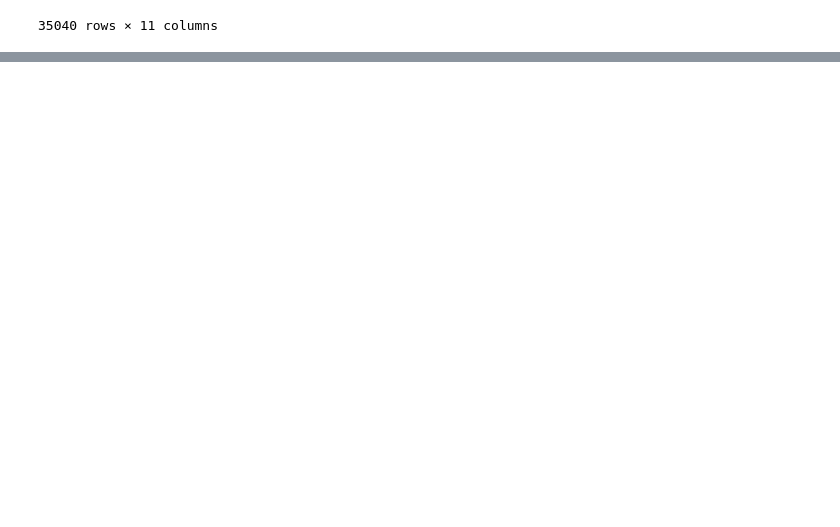
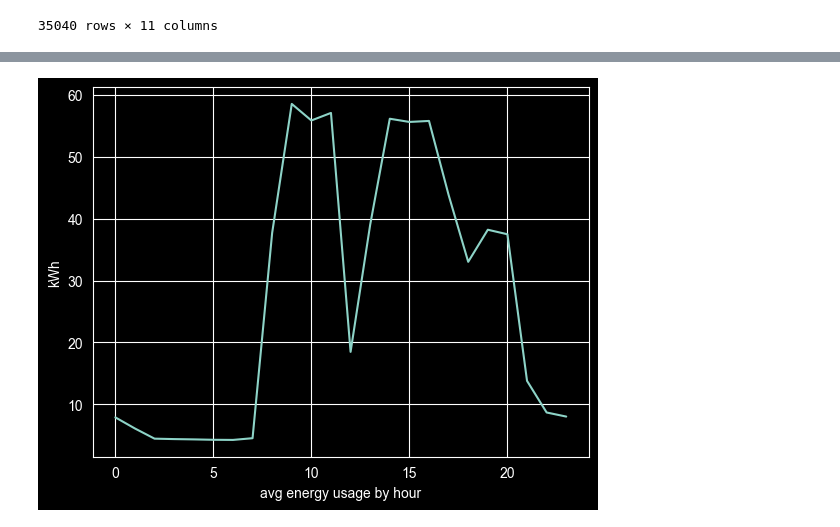
Before and after one commit to kaymansrinivasan/Steel-Industry-Energy-Consumption, a Jupyter notebook: notebook/book.ipynb, the cells around one changed output, grey strips where cells are left out. Saved outputs shown, nothing was run; the diff lists cells and outputs as text; code cells hidden in the pictures; blank space fills up the shorter version.

```diff
--- a/notebook/book.ipynb
+++ b/notebook/book.ipynb
@@ -22,0 +83,10 @@ df
+# %%
+df['hour'] = df.index.hour
+hourly_usage = df.groupby('hour')['Usage_kWh'].mean()
+hourly_usage.plot()
+
+plt.xlabel('avg energy usage by hour')
+plt.ylabel('kWh')
+plt.show()
+# %% [output]
+[figure, added]
```
Also changed, not shown: parts of 9 cells of this notebook.
